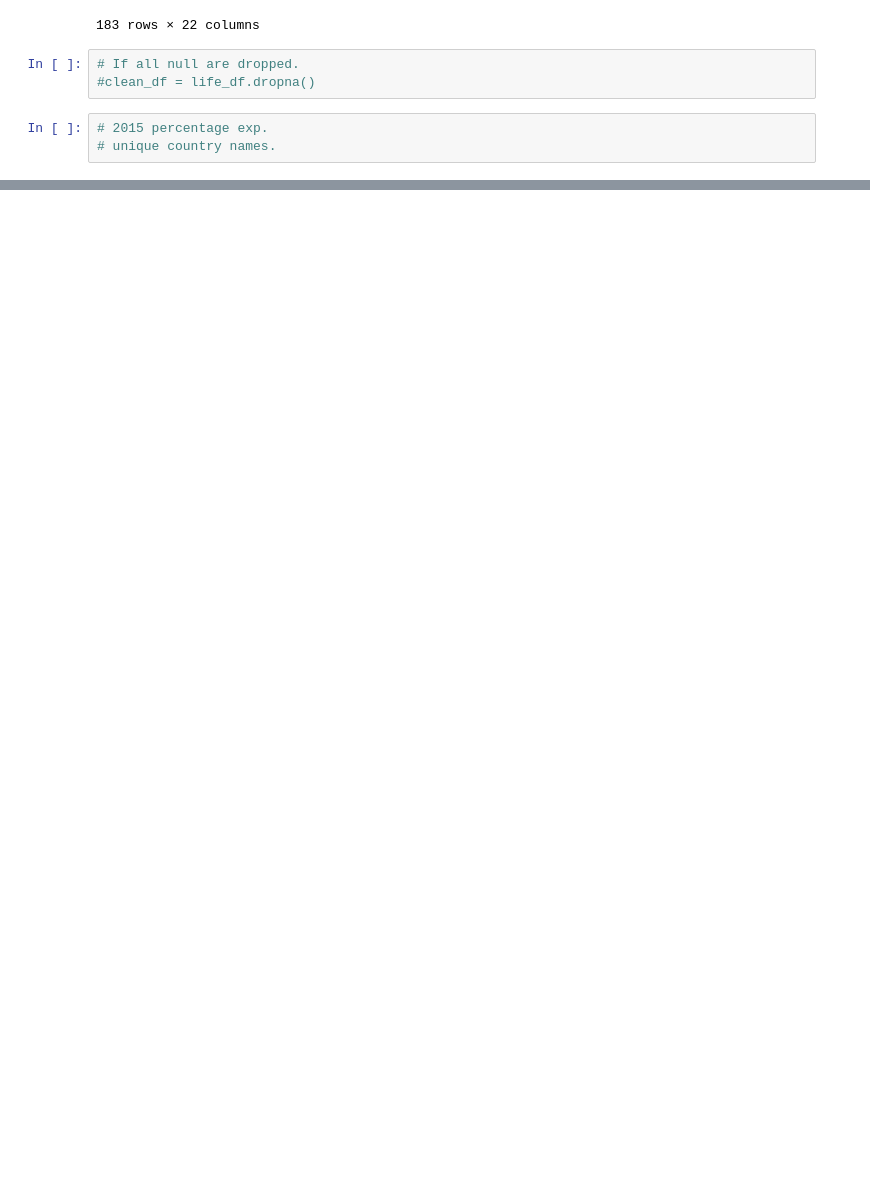
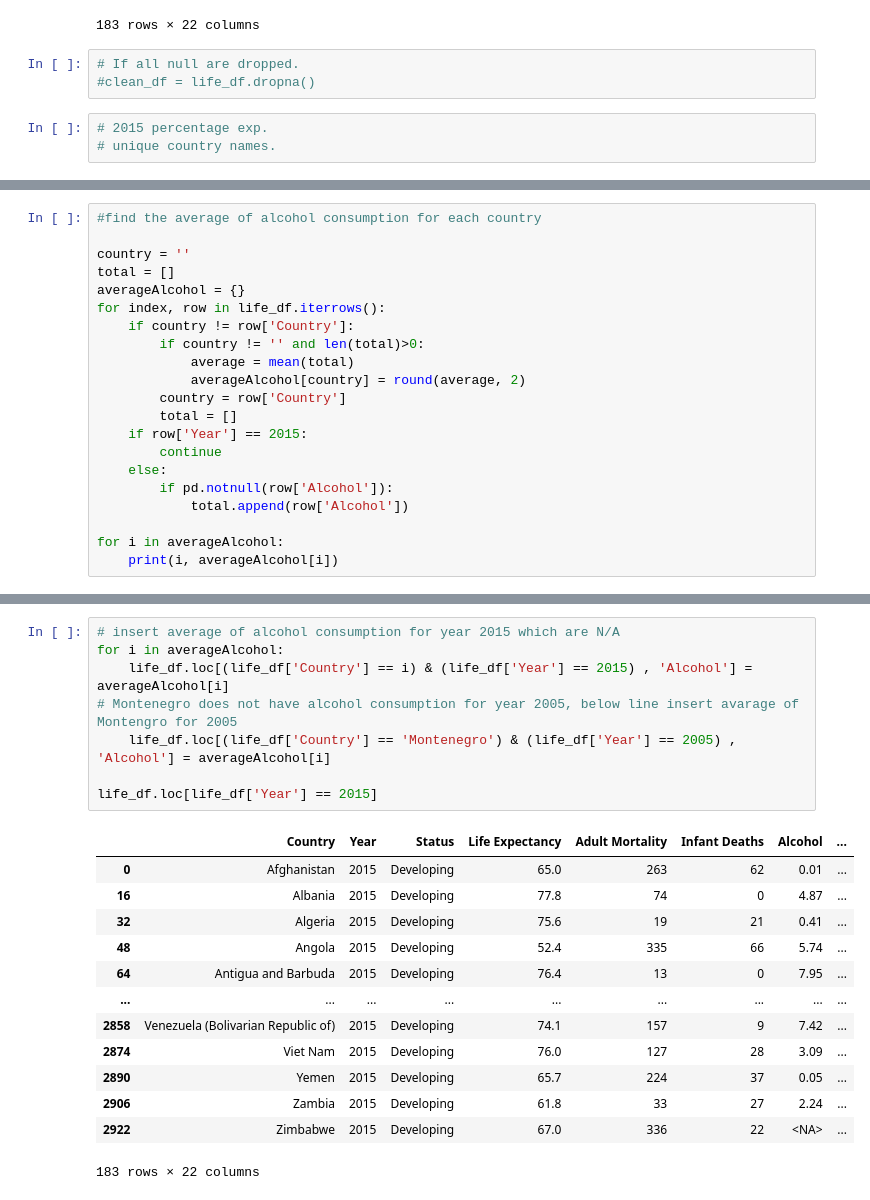
Before and after one commit to HoManCode/Group2-SIT307, a Jupyter notebook: A2 Dataset.ipynb, the cells around one changed output, grey strips where cells are left out. Drawn from its saved outputs; the diff is of its cells as text; blank space fills up the shorter version.

```diff
--- a/A2 Dataset.ipynb
+++ b/A2 Dataset.ipynb
@@ -305,0 +317,21 @@ life_df.loc[life_df['Year'] == 2015]
+# %%
+#find the average of alcohol consumption for each country
+
+country = ''
+total = []
+averageAlcohol = {}
+for index, row in life_df.iterrows():
+    if country != row['Country']:
+        if country != '' and len(total)>0:
+            average = mean(total)
+            averageAlcohol[country] = round(average, 2)
+        country = row['Country']
+        total = []
+    if row['Year'] == 2015:
+        continue
+    else:
+        if pd.notnull(row['Alcohol']):
+            total.append(row['Alcohol'])
+
+for i in averageAlcohol:
+    print(i, averageAlcohol[i])
@@ -305,0 +356,22 @@ life_df.loc[life_df['Year'] == 2015]
+# %%
+# insert average of alcohol consumption for year 2015 which are N/A
+for i in averageAlcohol:
+    life_df.loc[(life_df['Country'] == i) & (life_df['Year'] == 2015) , 'Alcohol'] = averageAlcohol[i]
+# Montenegro does not have alcohol consumption for year 2005, below line insert avarage of Montengro for 2005
+    life_df.loc[(life_df['Country'] == 'Montenegro') & (life_df['Year'] == 2005) , 'Alcohol'] = averageAlcohol[i]
+
+life_df.loc[life_df['Year'] == 2015]
+# %% [output]
+|  | Country | Year | Status | Life Expectancy | Adult Mortality | Infant Deaths | Alcohol | ... |
+| 0 | Afghanistan | 2015 | Developing | 65.0 | 263 | 62 | 0.01 | ... |
+| 16 | Albania | 2015 | Developing | 77.8 | 74 | 0 | 4.87 | ... |
+| 32 | Algeria | 2015 | Developing | 75.6 | 19 | 21 | 0.41 | ... |
+| 48 | Angola | 2015 | Developing | 52.4 | 335 | 66 | 5.74 | ... |
+| 64 | Antigua and Barbuda | 2015 | Developing | 76.4 | 13 | 0 | 7.95 | ... |
+| ... | ... | ... | ... | ... | ... | ... | ... | ... |
+| 2858 | Venezuela (Bolivarian Republic of) | 2015 | Developing | 74.1 | 157 | 9 | 7.42 | ... |
+| 2874 | Viet Nam | 2015 | Developing | 76.0 | 127 | 28 | 3.09 | ... |
+| 2890 | Yemen | 2015 | Developing | 65.7 | 224 | 37 | 0.05 | ... |
+| 2906 | Zambia | 2015 | Developing | 61.8 | 33 | 27 | 2.24 | ... |
+| 2922 | Zimbabwe | 2015 | Developing | 67.0 | 336 | 22 | <NA> | ... |
+183 rows × 22 columns
```
Also changed, not shown: parts of 6 cells of this notebook, 1 other file.
